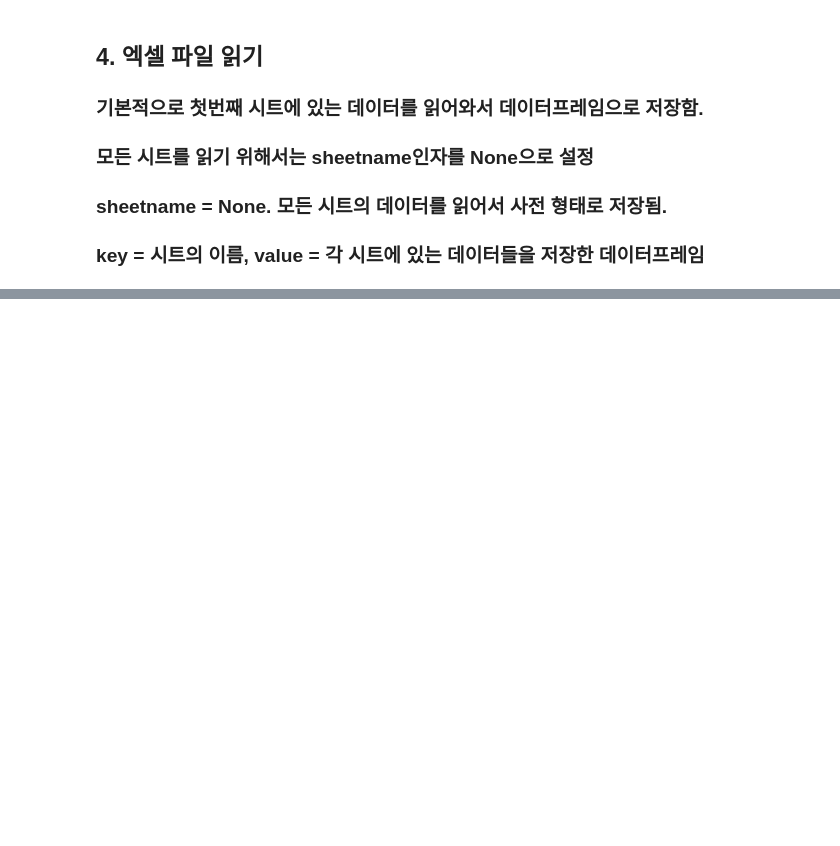
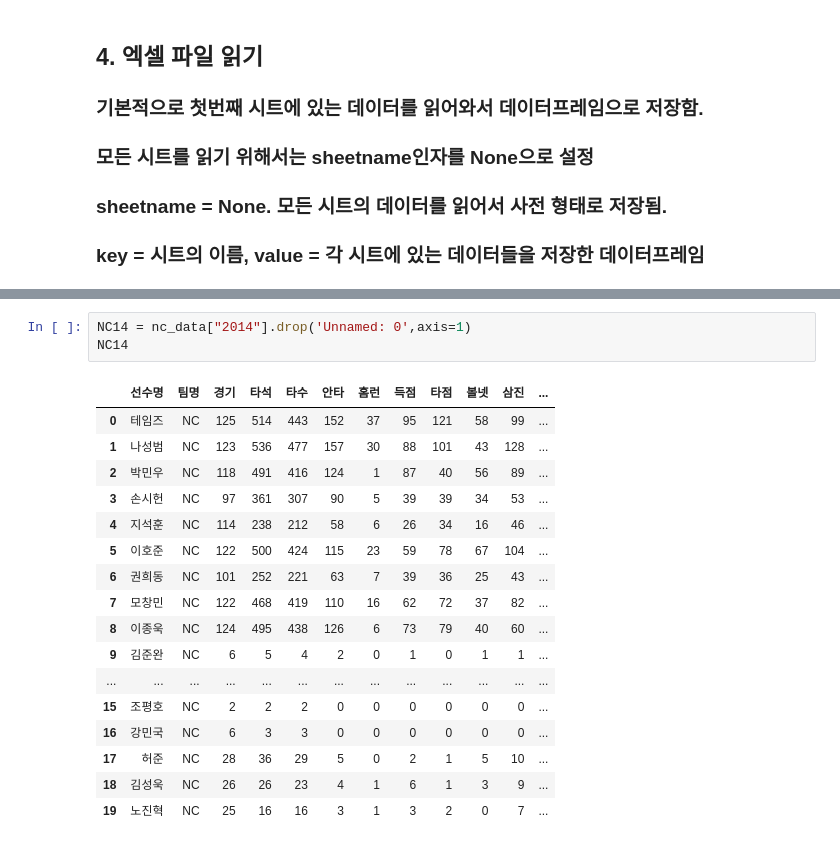
Before and after one commit to leechungpa/Python-study, a Jupyter notebook: pandas/배포용_기초 3. 데이터 적재.ipynb, the cells around one changed output, grey strips where cells are left out. Drawn from its saved outputs; the diff is of its cells as text; blank space fills up the shorter version.

```diff
--- a/pandas/배포용_기초 3. 데이터 적재.ipynb
+++ b/pandas/배포용_기초 3. 데이터 적재.ipynb
@@ -89,0 +346,21 @@ data = [['서울','강남', 15]
+# %%
+NC14 = nc_data["2014"].drop('Unnamed: 0',axis=1)
+NC14
+# %% [output]
+|  | 선수명 | 팀명 | 경기 | 타석 | 타수 | 안타 | 홈런 | 득점 | 타점 | 볼넷 | 삼진 | ... |
+| 0 | 테임즈 | NC | 125 | 514 | 443 | 152 | 37 | 95 | 121 | 58 | 99 | ... |
+| 1 | 나성범 | NC | 123 | 536 | 477 | 157 | 30 | 88 | 101 | 43 | 128 | ... |
+| 2 | 박민우 | NC | 118 | 491 | 416 | 124 | 1 | 87 | 40 | 56 | 89 | ... |
+| 3 | 손시헌 | NC | 97 | 361 | 307 | 90 | 5 | 39 | 39 | 34 | 53 | ... |
+| 4 | 지석훈 | NC | 114 | 238 | 212 | 58 | 6 | 26 | 34 | 16 | 46 | ... |
+| 5 | 이호준 | NC | 122 | 500 | 424 | 115 | 23 | 59 | 78 | 67 | 104 | ... |
+| 6 | 권희동 | NC | 101 | 252 | 221 | 63 | 7 | 39 | 36 | 25 | 43 | ... |
+| 7 | 모창민 | NC | 122 | 468 | 419 | 110 | 16 | 62 | 72 | 37 | 82 | ... |
+| 8 | 이종욱 | NC | 124 | 495 | 438 | 126 | 6 | 73 | 79 | 40 | 60 | ... |
+| 9 | 김준완 | NC | 6 | 5 | 4 | 2 | 0 | 1 | 0 | 1 | 1 | ... |
+| ... | ... | ... | ... | ... | ... | ... | ... | ... | ... | ... | ... | ... |
+| 15 | 조평호 | NC | 2 | 2 | 2 | 0 | 0 | 0 | 0 | 0 | 0 | ... |
+| 16 | 강민국 | NC | 6 | 3 | 3 | 0 | 0 | 0 | 0 | 0 | 0 | ... |
+| 17 | 허준 | NC | 28 | 36 | 29 | 5 | 0 | 2 | 1 | 5 | 10 | ... |
+| 18 | 김성욱 | NC | 26 | 26 | 23 | 4 | 1 | 6 | 1 | 3 | 9 | ... |
+| 19 | 노진혁 | NC | 25 | 16 | 16 | 3 | 1 | 3 | 2 | 0 | 7 | ... |
```
Also changed, not shown: parts of 43 cells of this notebook, 2 other files.
